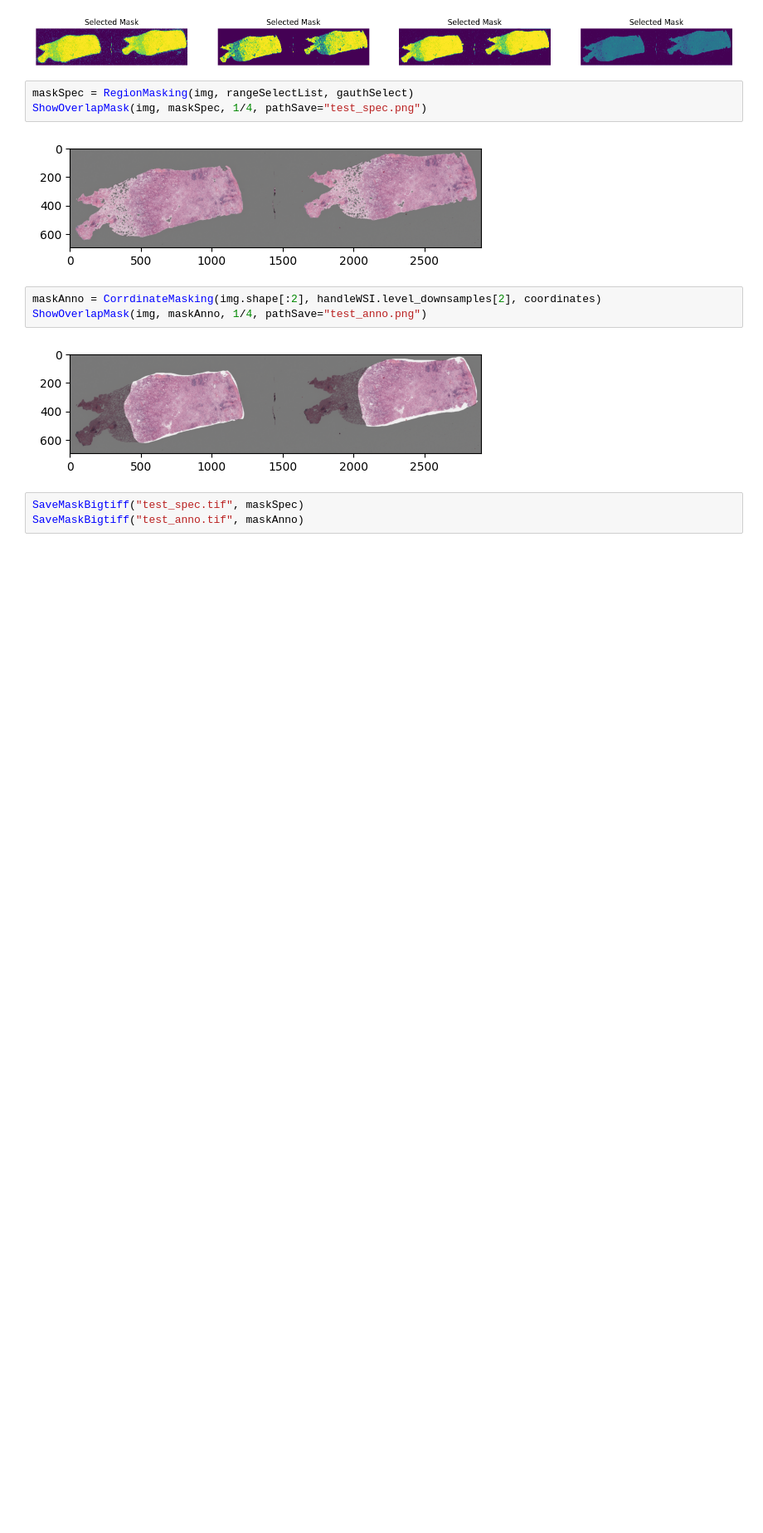
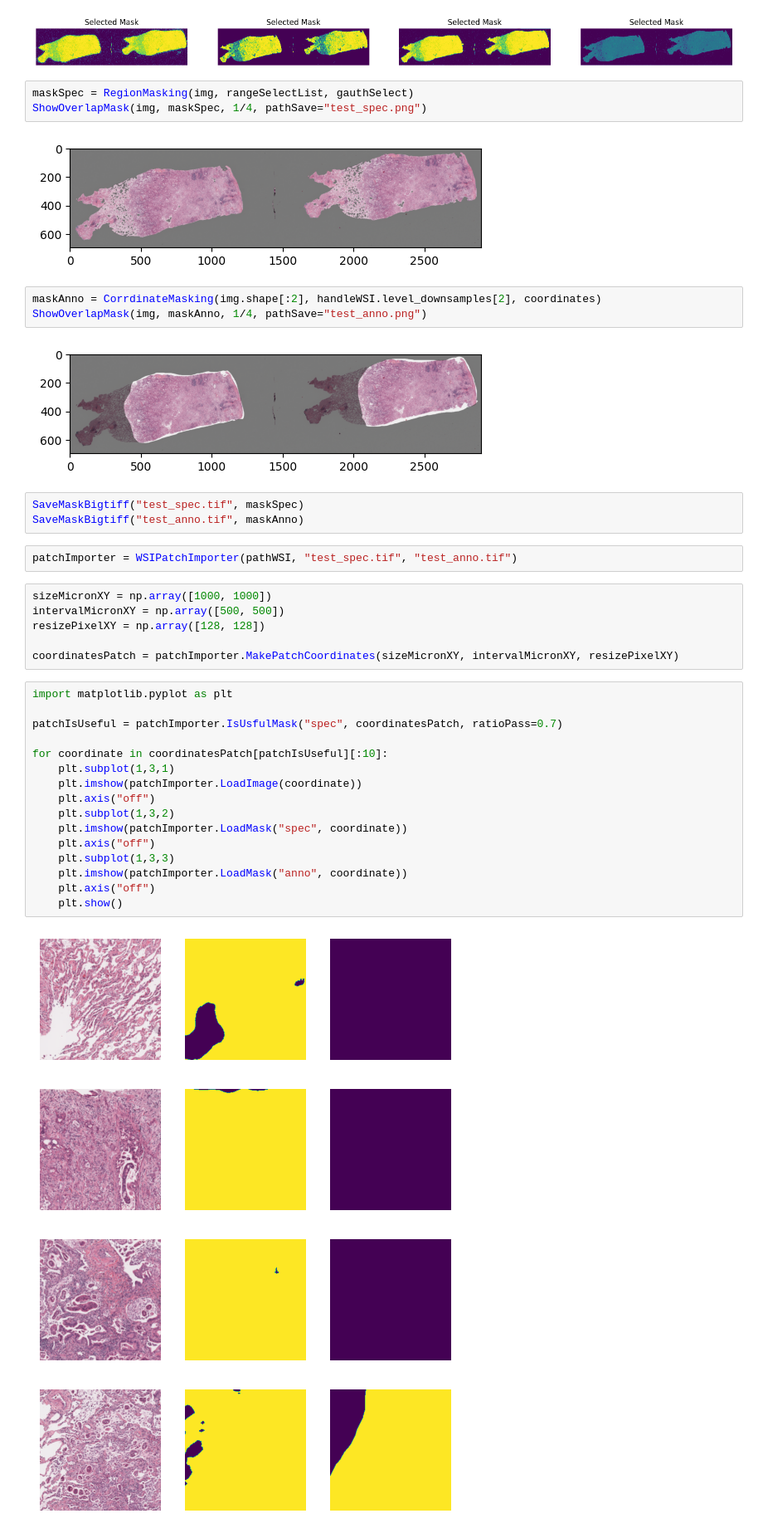
Before and after one commit to seycho/WSI_Preprocess, a Jupyter notebook: module_test.ipynb, the cells around one changed output. Shown at 83% size. Drawn from its saved outputs; the diff is of its cells as text; blank space fills up the shorter version.

Commit message:
Add WSI importer class and test code.

```diff
--- a/module_test.ipynb
+++ b/module_test.ipynb
@@ -36,3 +36,32 @@ ShowOverlapMask(img, maskAnno, 1/4, pathSave="test_anno.png")
 # %%
 SaveMaskBigtiff("test_spec.tif", maskSpec)
 SaveMaskBigtiff("test_anno.tif", maskAnno)
+# %%
+patchImporter = WSIPatchImporter(pathWSI, "test_spec.tif", "test_anno.tif")
+# %%
+sizeMicronXY = np.array([1000, 1000])
+intervalMicronXY = np.array([500, 500])
+resizePixelXY = np.array([128, 128])
+
+coordinatesPatch = patchImporter.MakePatchCoordinates(sizeMicronXY, intervalMicronXY, resizePixelXY)
+# %%
+import matplotlib.pyplot as plt
+
+patchIsUseful = patchImporter.IsUsfulMask("spec", coordinatesPatch, ratioPass=0.7)
+
+for coordinate in coordinatesPatch[patchIsUseful][:10]:
+    plt.subplot(1,3,1)
+    plt.imshow(patchImporter.LoadImage(coordinate))
+    plt.axis("off")
+    plt.subplot(1,3,2)
+    plt.imshow(patchImporter.LoadMask("spec", coordinate))
+    plt.axis("off")
+    plt.subplot(1,3,3)
+    plt.imshow(patchImporter.LoadMask("anno", coordinate))
+    plt.axis("off")
+    plt.show()
+# %% [output]
+[figure, added]
+[figure, added]
+[figure, added]
+[figure, added]
```
Also changed, not shown: parts of 2 cells of this notebook, 4 other files.
